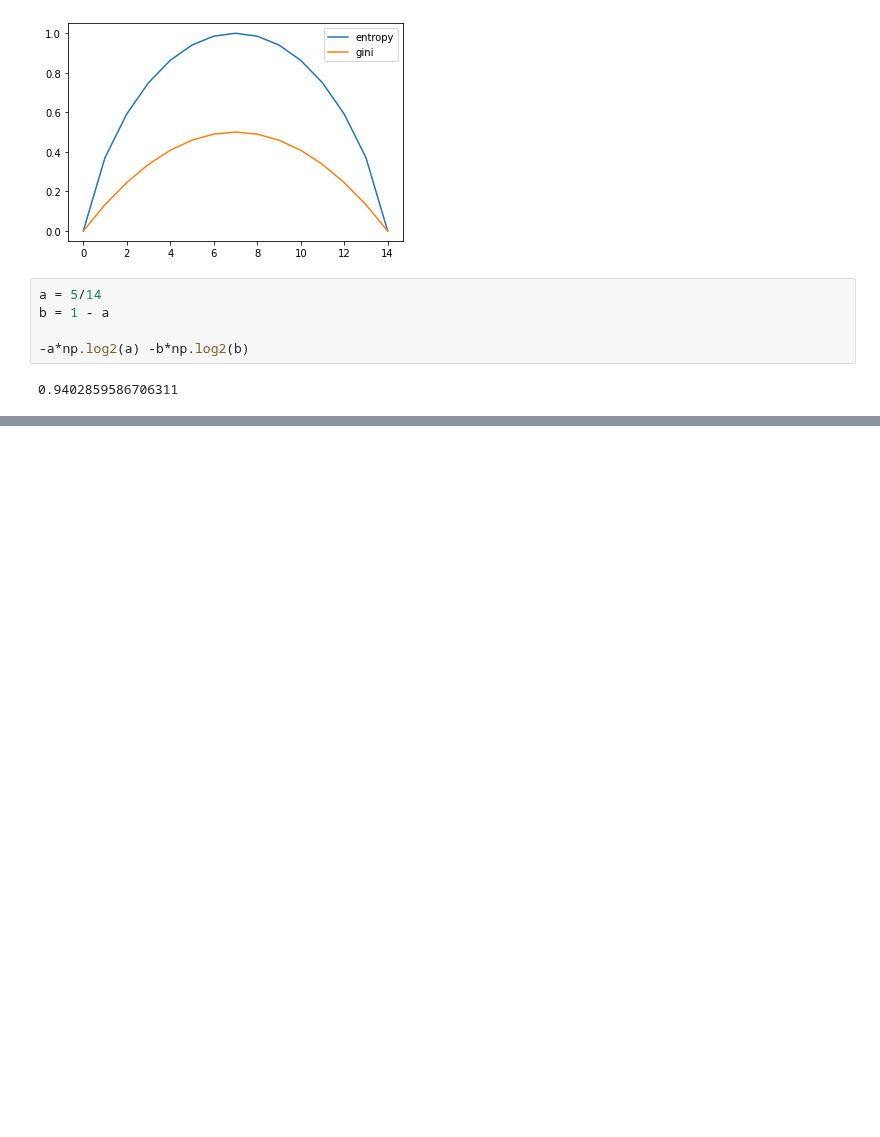
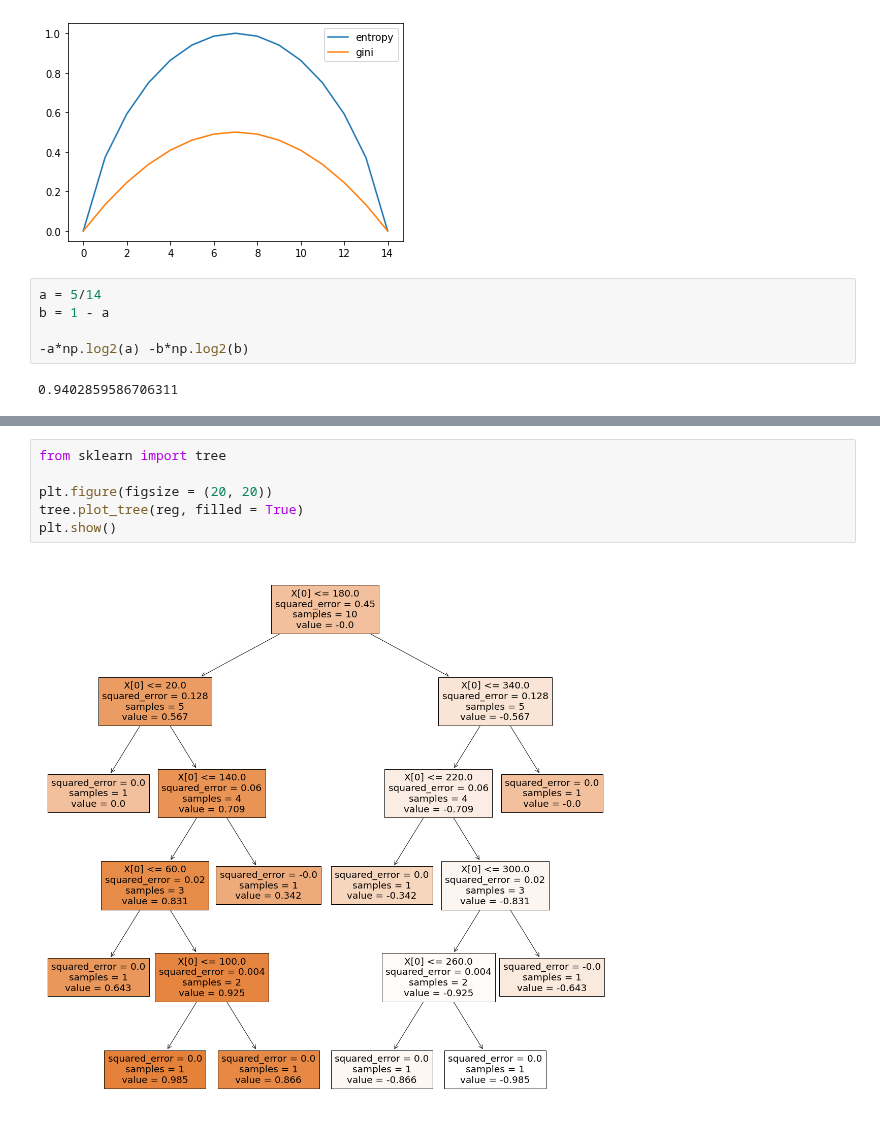
Before and after one commit to Pepcoders/Data-Science-December, a Jupyter notebook: 22-02-02-Decision_Tree/Codes.ipynb, the cells around one changed output, grey strips where cells are left out. Drawn from its saved outputs; the diff is of its cells as text; blank space fills up the shorter version.

```diff
--- a/22-02-02-Decision_Tree/Codes.ipynb
+++ b/22-02-02-Decision_Tree/Codes.ipynb
@@ -108,0 +236,8 @@ b = 1 - a
+# %%
+from sklearn import tree
+
+plt.figure(figsize = (20, 20))
+tree.plot_tree(reg, filled = True)
+plt.show()
+# %% [output]
+[figure, added]
```
Also changed, not shown: parts of 17 cells of this notebook.
